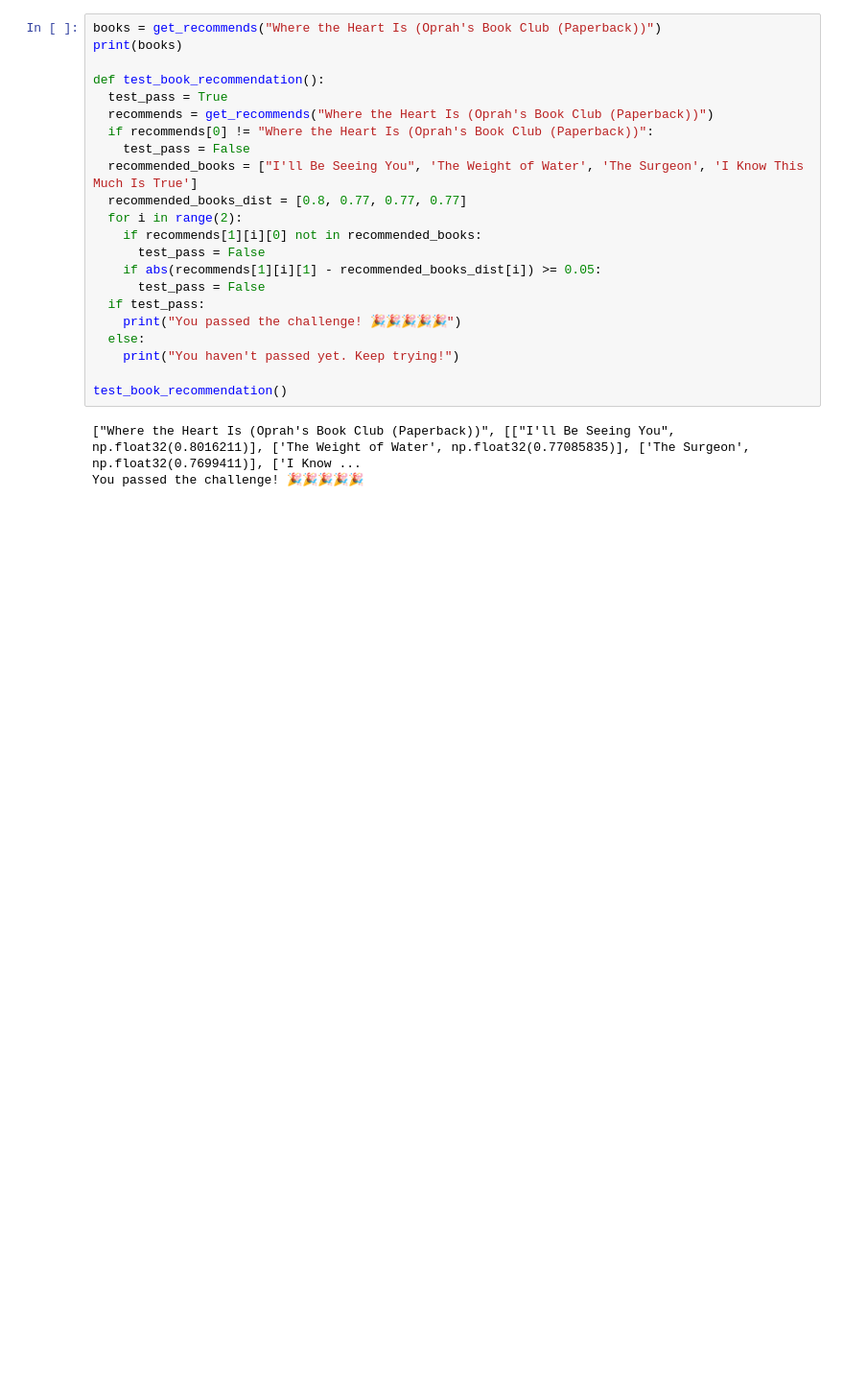
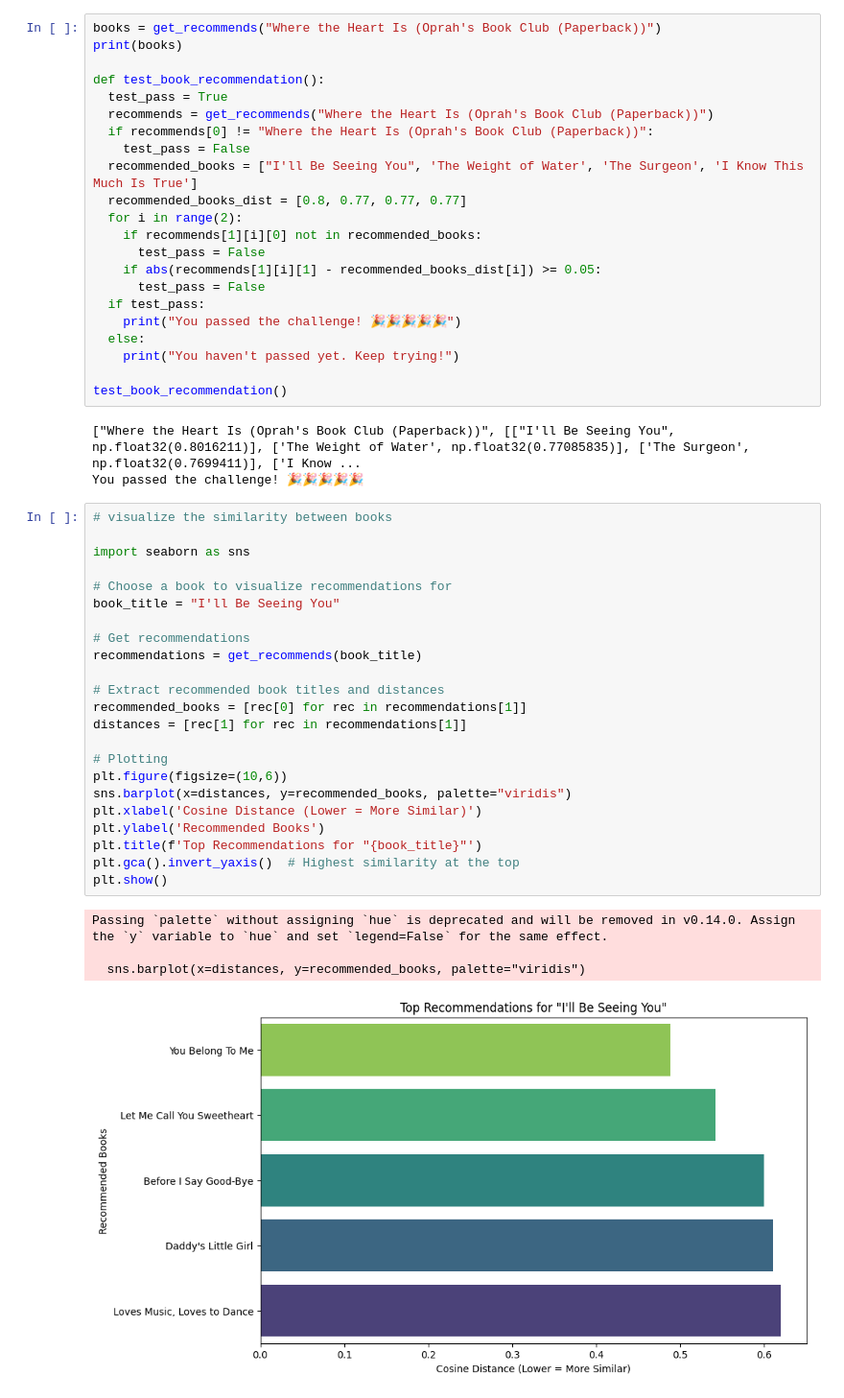
Before and after one commit to Tharuka606/book_recommendation, a Jupyter notebook: fcc_book_recommendation_knn.ipynb, the cells around one changed output. Shown: that part at 96% size. Drawn from its saved outputs; the diff is of its cells as text; blank space fills up the shorter version.

```diff
--- a/fcc_book_recommendation_knn.ipynb
+++ b/fcc_book_recommendation_knn.ipynb
@@ -127,3 +127,31 @@ test_book_recommendation()
 # %% [output]
 ["Where the Heart Is (Oprah's Book Club (Paperback))", [["I'll Be Seeing You", np.float32(0.8016211)], ['The Weight of Water', np.float32(0.77085835)], ['The Surgeon', np.float32(0.7699411)], ['I Know ...
 You passed the challenge! 🎉🎉🎉🎉🎉
+# %%
+# visualize the similarity between books
+
+import seaborn as sns
+
+# Choose a book to visualize recommendations for
+book_title = "I'll Be Seeing You"
+
+# Get recommendations
+recommendations = get_recommends(book_title)
+
+# Extract recommended book titles and distances
+recommended_books = [rec[0] for rec in recommendations[1]]
+distances = [rec[1] for rec in recommendations[1]]
+
+# Plotting
+plt.figure(figsize=(10,6))
+sns.barplot(x=distances, y=recommended_books, palette="viridis")
+plt.xlabel('Cosine Distance (Lower = More Similar)')
+plt.ylabel('Recommended Books')
+plt.title(f'Top Recommendations for "{book_title}"')
+plt.gca().invert_yaxis()  # Highest similarity at the top
+plt.show()
+# %% [output]
+Passing `palette` without assigning `hue` is deprecated and will be removed in v0.14.0. Assign the `y` variable to `hue` and set `legend=False` for the same effect.
+
+  sns.barplot(x=distances, y=recommended_books, palette="viridis")
+[figure, added]
```
